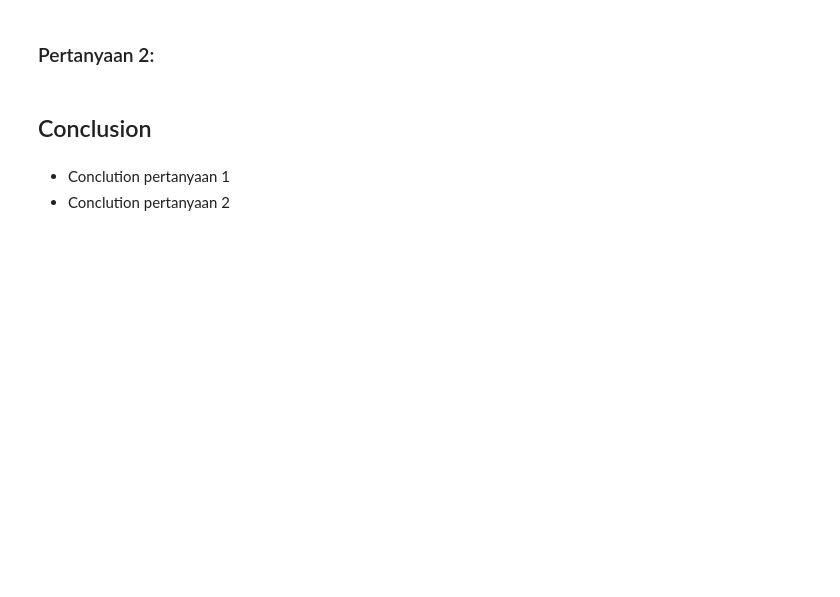
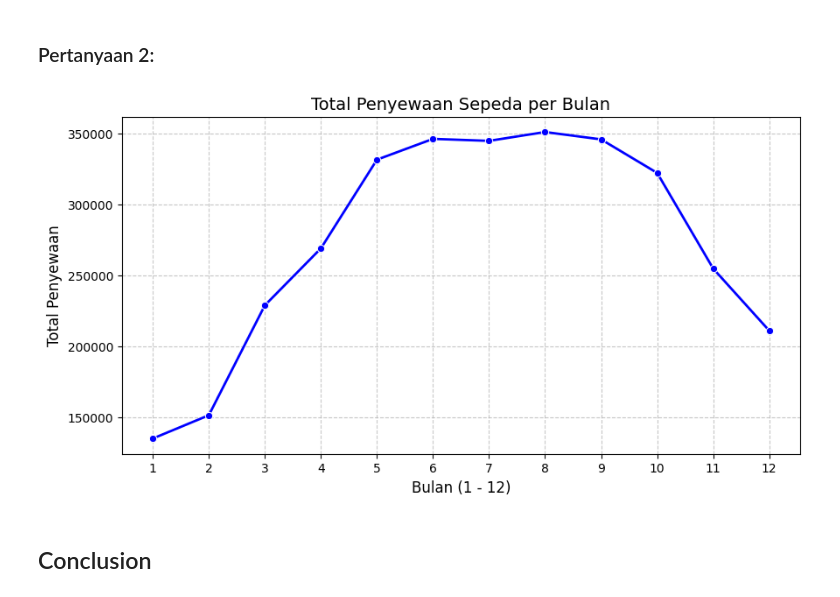
Before and after one commit to ChrisX215/Kecerdasan-Buatan-2026, a Jupyter notebook: Proyek_Analisis_Data.ipynb, the cells around one changed output. Cells and saved outputs as stored; diff of their text form; code cells hidden in the pictures; blank space fills up the shorter version.

```diff
--- a/Proyek_Analisis_Data.ipynb
+++ b/Proyek_Analisis_Data.ipynb
@@ -36,7 +171,22 @@ import seaborn as sns
 # %% [markdown]
 ### Pertanyaan 2:
+# %%
+plt.figure(figsize=(10, 5))
+sns.lineplot(
+    x="mnth",
+    y="cnt",
+    data=monthly_rentals,
+    marker="o",
+    linewidth=2,
+    color="b"
+)
+plt.title("Total Penyewaan Sepeda per Bulan", fontsize=14)
+plt.xlabel("Bulan (1 - 12)", fontsize=12)
+plt.ylabel("Total Penyewaan", fontsize=12)
+plt.xticks(range(1, 13))
+plt.grid(True, linestyle="--", alpha=0.7)
+plt.show()
+# %% [output]
+[figure, added]
 # %% [markdown]
 ## Conclusion
-# %% [markdown]
-- Conclution pertanyaan 1
-- Conclution pertanyaan 2
```
Also changed, not shown: parts of 6 cells of this notebook.
